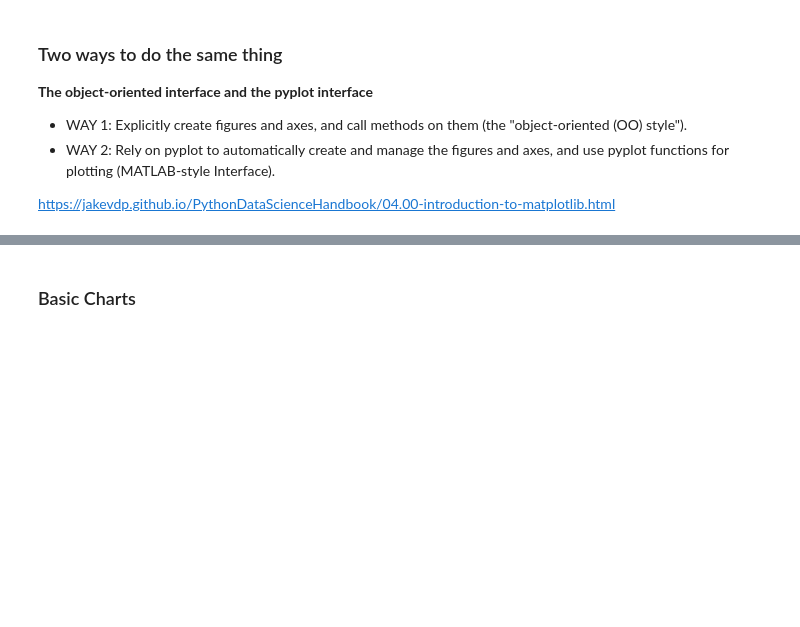
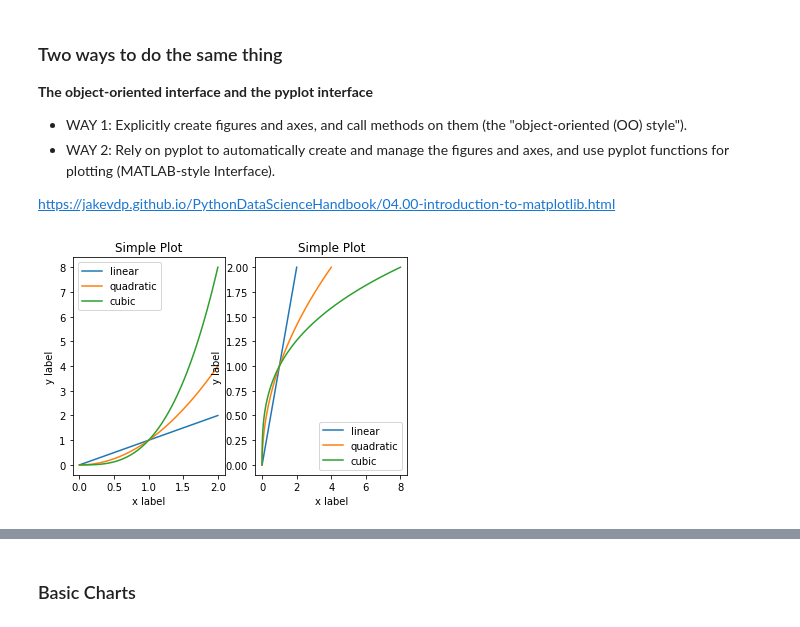
Before and after one commit to pedroteche-ih/64_PT_NOV202111, a Jupyter notebook: aulas/64 DA PT NOV-2021 Aula 20220212.ipynb, the cells around one changed output, grey strips where cells are left out. Saved outputs shown, nothing was run; the diff lists cells and outputs as text; code cells hidden in the pictures; blank space fills up the shorter version.

```diff
--- a/aulas/64 DA PT NOV-2021 Aula 20220212.ipynb
+++ b/aulas/64 DA PT NOV-2021 Aula 20220212.ipynb
@@ -86,16 +120,25 @@ ax[0][0].set_title('Fig 0 0')
 
 https://jakevdp.github.io/PythonDataScienceHandbook/04.00-introduction-to-matplotlib.html
 # %%
-x = np.linspace(0, 2, 100)
+numeros = np.linspace(0, 2, 100)
 
-fig, ax = plt.subplots()
-ax.plot(x, x, label='linear')
-ax.plot(x, x**2, label='quadratic')
-ax.plot(x, x**3, label='cubic')
-ax.set_xlabel('x label')
-ax.set_ylabel('y label')
-ax.set_title('Simple Plot')
-ax.legend()
+fig, ax = plt.subplots(1, 2)
+ax[0].plot(numeros, numeros, label='linear')
+ax[0].plot(numeros, numeros**2, label='quadratic')
+ax[0].plot(numeros, numeros**3, label='cubic')
+ax[0].set_xlabel('x label');
+ax[0].set_ylabel('y label');
+ax[0].set_title('Simple Plot');
+ax[0].legend();
+ax[1].plot(numeros, numeros, label='linear')
+ax[1].plot(numeros**2, numeros, label='quadratic')
+ax[1].plot(numeros**3, numeros, label='cubic')
+ax[1].set_xlabel('x label');
+ax[1].set_ylabel('y label');
+ax[1].set_title('Simple Plot');
+ax[1].legend();
+# %% [output]
+[figure, added]
 # %%
 x = np.linspace(0, 2, 100)
 
```
Also changed, not shown: parts of 50 cells of this notebook.
